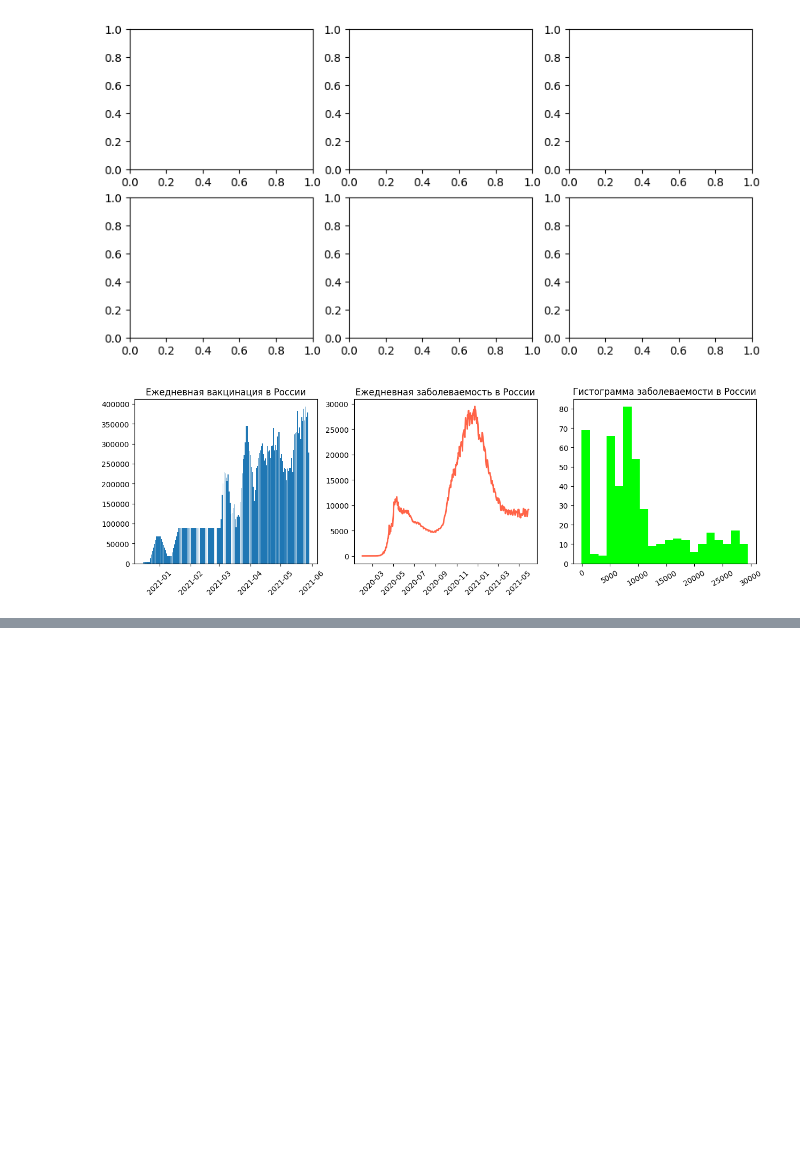
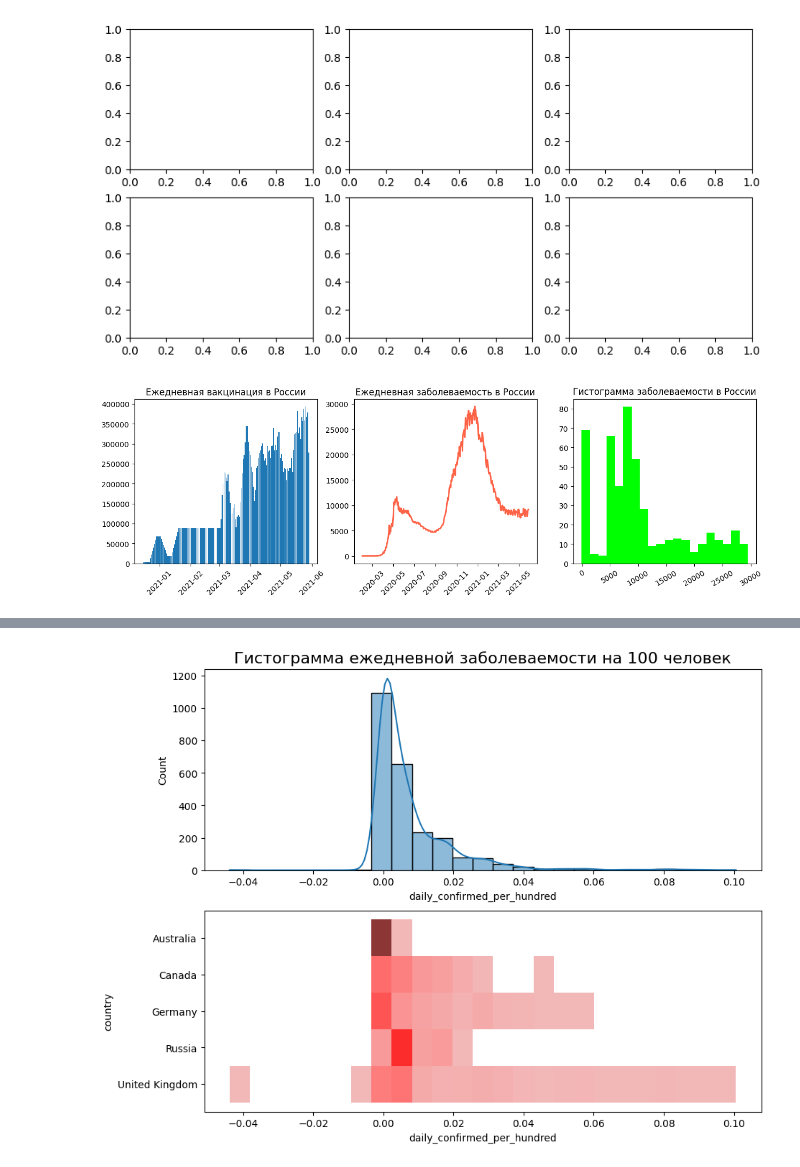
Before and after one commit to Karayushii/py13-master, a Jupyter notebook: main.ipynb, the cells around one changed output, grey strips where cells are left out. Drawn from its saved outputs; the diff is of its cells as text; code cells hidden in the pictures; blank space fills up the shorter version.

```diff
--- a/main.ipynb
+++ b/main.ipynb
@@ -351,0 +357,16 @@ axes[2].xaxis.set_tick_params(rotation=30)
+# %%
+countries = ['Russia', 'Australia', 'Germany', 'Canada', 'United Kingdom']
+croped_covid_df = covid_df[covid_df['country'].isin(countries)]
+
+populations = pd.DataFrame([
+    ['Canada', 37664517],
+    ['Germany', 83721496],
+    ['Russia', 145975300],
+    ['Australia', 25726900],
+    ['United Kingdom', 67802690]
+    ],
+    columns=['country', 'population']
+)
+croped_covid_df = croped_covid_df.merge(populations, on=['country'])
+croped_covid_df['daily_confirmed_per_hundred'] = croped_covid_df['daily_confirmed'] / croped_covid_df['population'] * 100
+croped_covid_df.head()
@@ -351,0 +380,20 @@ axes[2].xaxis.set_tick_params(rotation=30)
+# %%
+fig, axes = plt.subplots(nrows=2,ncols=1,figsize = (10,8))
+sns.histplot(
+    data=croped_covid_df,
+    x= 'daily_confirmed_per_hundred',
+    bins = 25,
+    kde = True,
+    ax=axes[0]
+);
+axes[0].set_title('Гистограмма ежедневной заболеваемости на 100 человек',fontsize = 16)
+sns.histplot(
+    data = croped_covid_df,
+    x= 'daily_confirmed_per_hundred',
+    y= 'country',
+    bins=25,
+    color='red',
+    ax=axes[1]
+);
+# %% [output]
+[figure, added]
```
Also changed, not shown: parts of 5 cells of this notebook.
